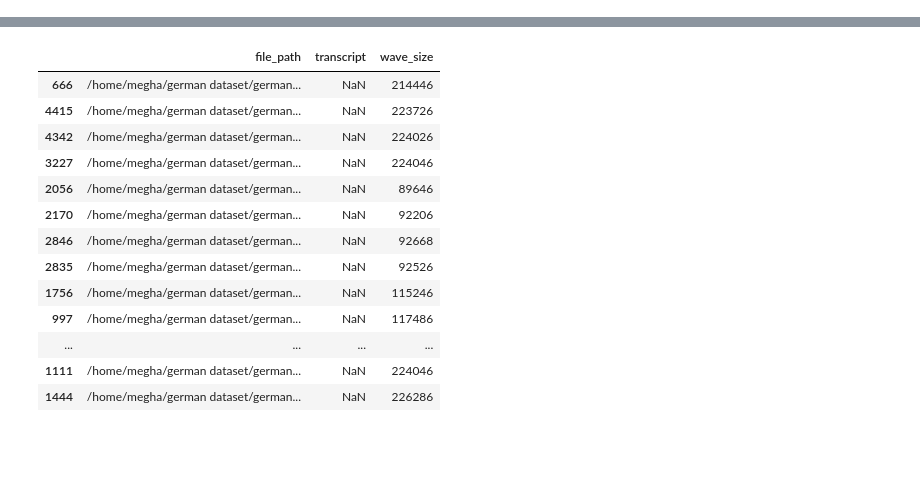
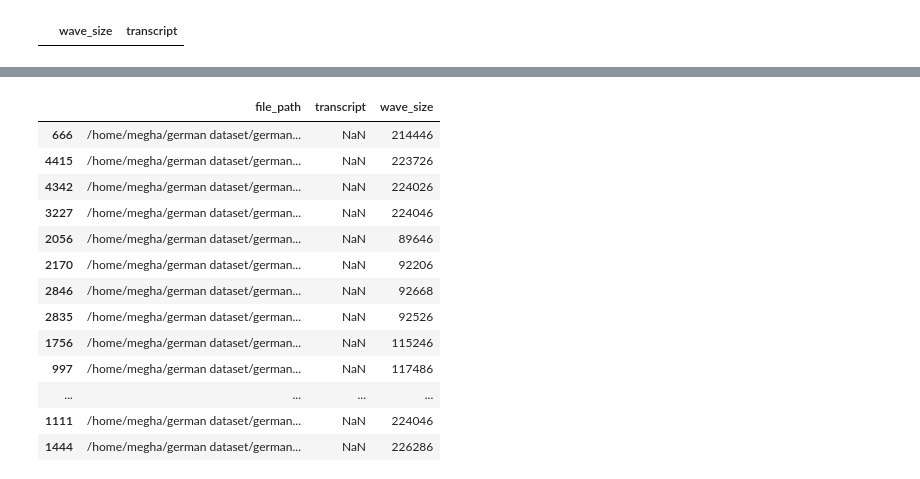
Before and after one commit to megharangaswamy/Deepspeech_alugha, a Jupyter notebook: German_Data_set.ipynb, the cells around one changed output, grey strips where cells are left out. Cells and saved outputs as stored; diff of their text form; code cells hidden in the pictures; blank space fills up the shorter version.

```diff
--- a/German_Data_set.ipynb
+++ b/German_Data_set.ipynb
@@ -33,3 +34,7 @@ df1_wav_test = pd.DataFrame(columns=['transcript','wave_size'])
+# %%
+df1_wav_dev.head()
+# %% [output]
+|  | wave_size | transcript |
 # %%
 #dev
 
```
Also changed, not shown: parts of 6 cells of this notebook.
